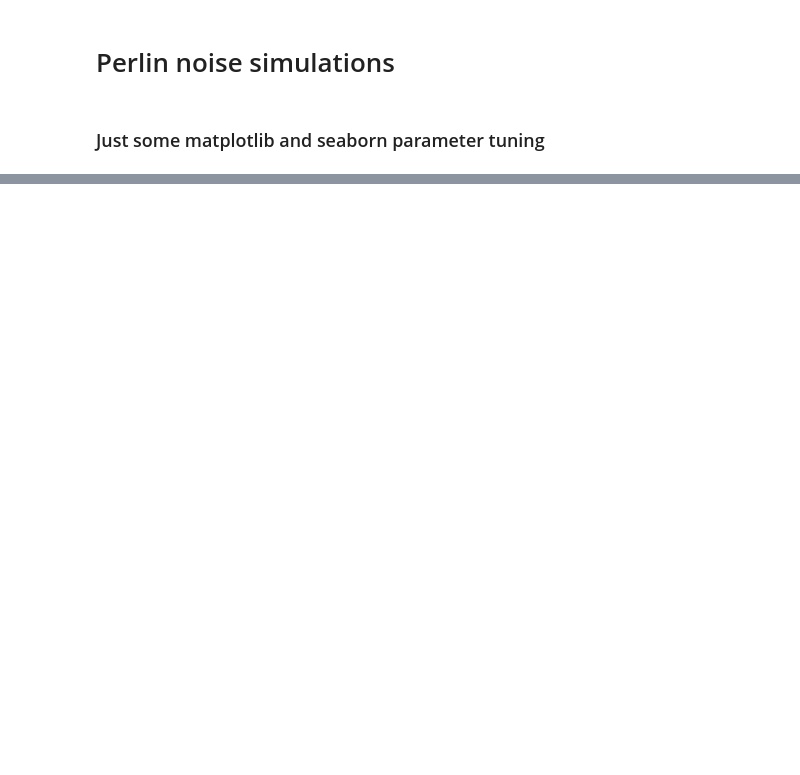
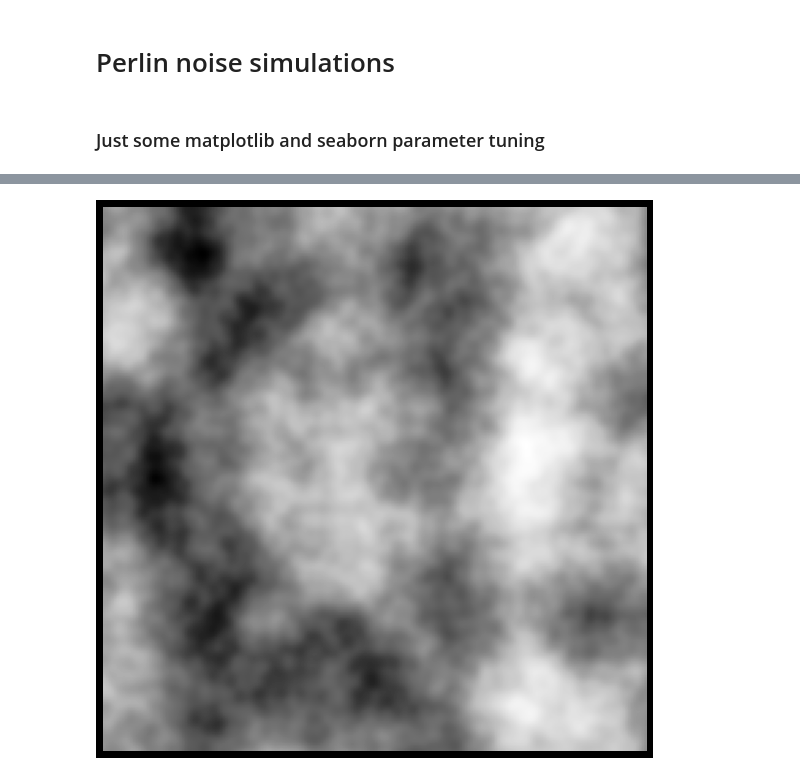
Before and after one commit to masterdesky/ELTE-mod-comp-1-2021, a Jupyter notebook: project/demos/perlin_noise.ipynb, the cells around one changed output, grey strips where cells are left out. Cells and saved outputs as stored; diff of their text form; code cells hidden in the pictures; blank space fills up the shorter version.

Commit message:
fractal noise finished

```diff
--- a/project/demos/perlin_noise.ipynb
+++ b/project/demos/perlin_noise.ipynb
@@ -192,0 +247,23 @@ plt.show()
+# %%
+fig, axes = plt.subplots(figsize=(10,10),
+                         facecolor='black')
+axes.set_aspect('equal')
+axes.axis('off')
+
+fractal = np.zeros((res,res))
+smooth = 2
+for i, perlin in enumerate(interps):
+    fractal += perlin*(1/smooth**i)
+axes.imshow(fractal,
+            extent=(0,ncols-1,0,nrows-1),
+            cmap=cm.Greys_r)
+
+plt.savefig(out + 'perlin_iadd_nr{}_nc{}_px{}.png'.format(nrows, ncols, res),
+            format='png',
+            dpi=100,
+            facecolor='black',
+            bbox_inches='tight')
+
+plt.show()
+# %% [output]
+[figure, added]
```
Also changed, not shown: parts of 12 cells of this notebook, 42 other files.
